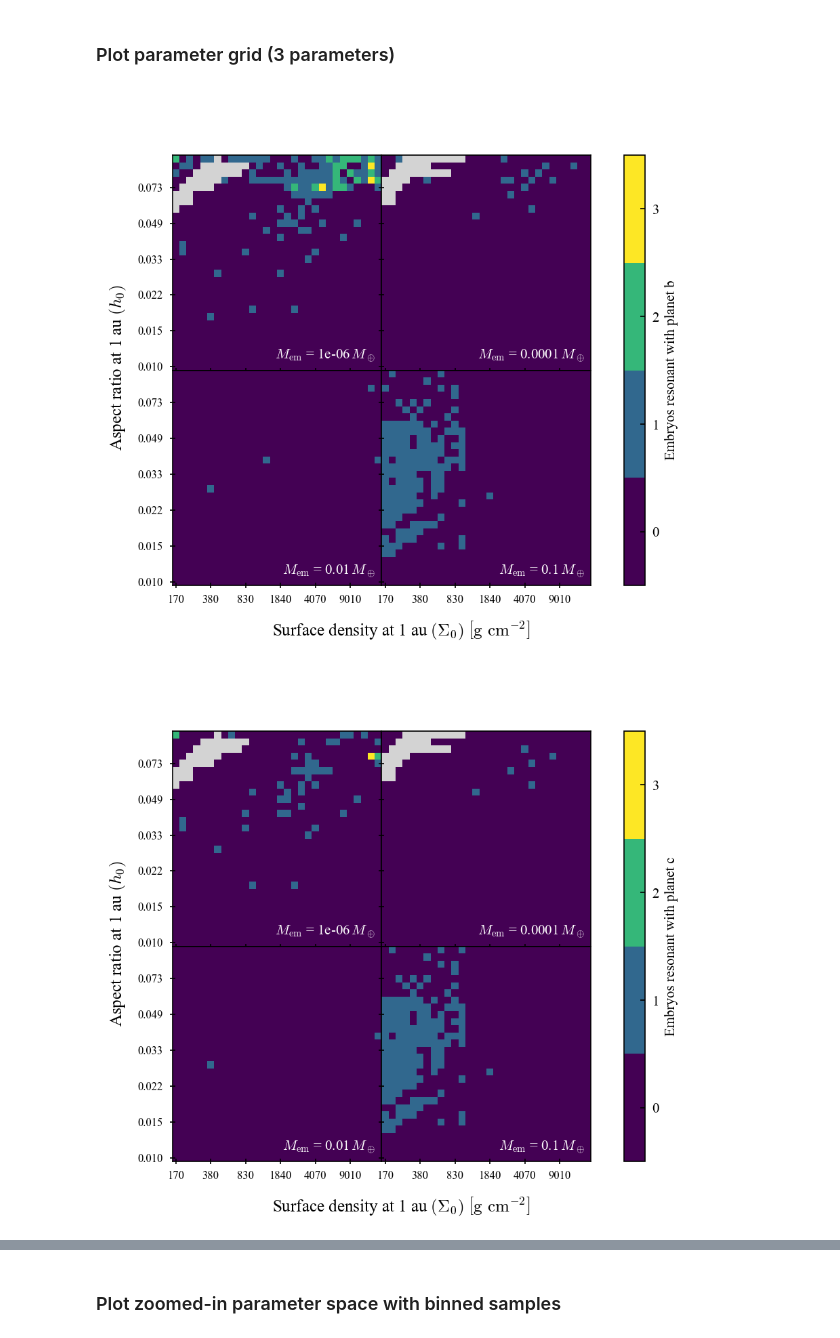
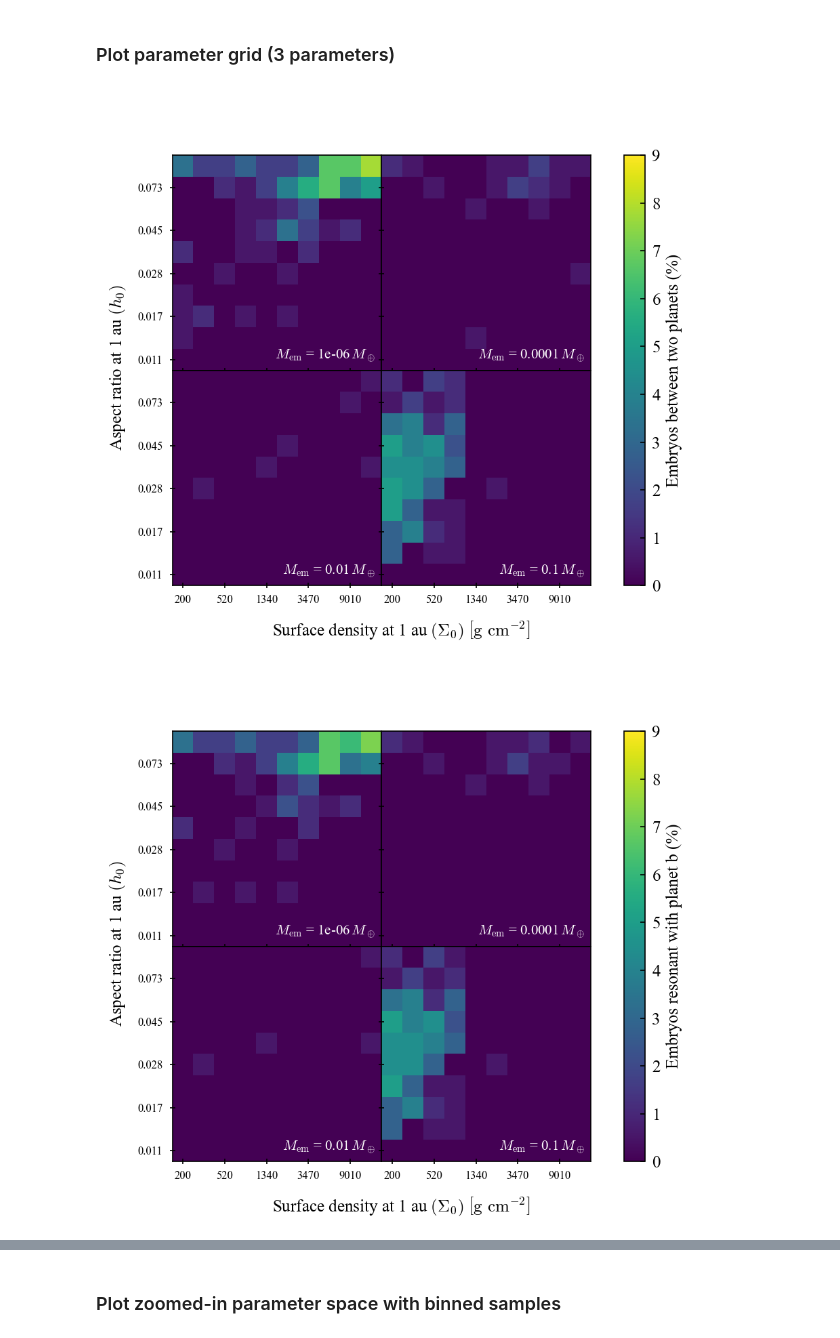
Before and after one commit to dchen10Git/uh-ifa-reu-2026, a Jupyter notebook: analyze_sims.ipynb, the cells around one changed output, grey strips where cells are left out. Cells and saved outputs as stored; diff of their text form; code cells hidden in the pictures.

```diff
--- a/analyze_sims.ipynb
+++ b/analyze_sims.ipynb
@@ -844,24 +527,32 @@ outcomes = pd.read_hdf(f"dfs/planet_outcomes{dataset_id}.h5", key="df") # Load d
 # %%
 %matplotlib widget
 dataset_id = 2
 snapshot = -1
 outcomes = pd.read_hdf(f"dfs/outcomes{dataset_id}_{snapshot}.h5", key="df")[mask] # Load data
 
 # outcomes = outcomes[outcomes['m_em'] <= 5e-7] # Optional mass filter
+outcomes['embryos_inside (%)'] = 100 * outcomes['embryos_inside'] / 20
+outcomes['b_resonant_embryos (%)'] = 100 * outcomes['b_resonant_embryos'] / 20
+outcomes['c_resonant_embryos (%)'] = 100 * outcomes['c_resonant_embryos'] / 20
 outcomes['scattered (%)'] = outcomes["em_surv_rate (%)"] - 100*outcomes["embryos_inside"]/6
 outcomes['accreted (%)'] = 100 - outcomes["em_surv_rate (%)"]
 
 ncols = 2
-x_tick_step = 5
-y_tick_step = 5
+x_tick_step = 2
+y_tick_step = 2
 
-# plot_param_grid_multi(outcomes, "embryos_inside", "Embryos between two planets", show_text=False, ncols=ncols, x_tick_step=x_tick_step, y_tick_step=y_tick_step, start_tick_index=2, cmap='viridis', bad="#444444")
+plot_param_grid_multi(outcomes, "embryos_inside (%)", "Embryos between two planets (%)", show_text=False, ncols=ncols, x_tick_step=x_tick_step, y_tick_step=y_tick_step, start_tick_index=0, cmap='viridis', nbins=10, vmax=9)
 # plot_param_grid_multi(outcomes, "em_surv_rate (%)", "Total embryos survived (%)", show_text=False, ncols=ncols, x_tick_step=x_tick_step, y_tick_step=y_tick_step)
-plot_param_grid_multi(outcomes, "b_resonant_embryos", "Embryos resonant with planet b", show_text=False, ncols=ncols, x_tick_step=x_tick_step, y_tick_step=y_tick_step)
-plot_param_grid_multi(outcomes, "c_resonant_embryos", "Embryos resonant with planet c", show_text=False, ncols=ncols, x_tick_step=x_tick_step, y_tick_step=y_tick_step)
-# plot_param_grid_multi(outcomes, "scattered (%)", "Embryos scattered (%)", show_text=False, ncols=ncols, x_tick_step=x_tick_step, y_tick_step=y_tick_step)
-# plot_param_grid_multi(outcomes, "accreted (%)", "Embryos accreted (%)", show_text=False, ncols=ncols, x_tick_step=x_tick_step, y_tick_step=y_tick_step)
+
+# plot_param_grid_multi(outcomes, "b_resonant_embryos", "Embryos resonant with planet b", show_text=False, ncols=ncols, x_tick_step=x_tick_step, y_tick_step=y_tick_step, nbins=10, vmax=1.6)
+# plot_param_grid_multi(outcomes, "c_resonant_embryos", "Embryos resonant with planet c", show_text=False, ncols=ncols, x_tick_step=x_tick_step, y_tick_step=y_tick_step, nbins=10, vmax=1.6)
+
+plot_param_grid_multi(outcomes, "b_resonant_embryos (%)", "Embryos resonant with planet b (%)", show_text=False, ncols=ncols, x_tick_step=x_tick_step, y_tick_step=y_tick_step, nbins=10, vmax=9)
+plot_param_grid_multi(outcomes, "c_resonant_embryos (%)", "Embryos resonant with planet c (%)", show_text=False, ncols=ncols, x_tick_step=x_tick_step, y_tick_step=y_tick_step, nbins=10, vmax=9)
+
+plot_param_grid_multi(outcomes, "scattered (%)", "Embryos scattered (%)", show_text=False, ncols=ncols, x_tick_step=x_tick_step, y_tick_step=y_tick_step, nbins=10)
+plot_param_grid_multi(outcomes, "accreted (%)", "Embryos accreted (%)", show_text=False, ncols=ncols, x_tick_step=x_tick_step, y_tick_step=y_tick_step, nbins=10)
 # plot_param_grid_multi(outcomes, "sim_id", "Sim ID", ncols=ncols, x_tick_step=x_tick_step, y_tick_step=y_tick_step)
 # %% [output]
-[figure, old version]
+[figure, new version]
-[figure, old version]
+[figure, new version]
```
Also changed, not shown: parts of 5 cells of this notebook, 4 other files.
